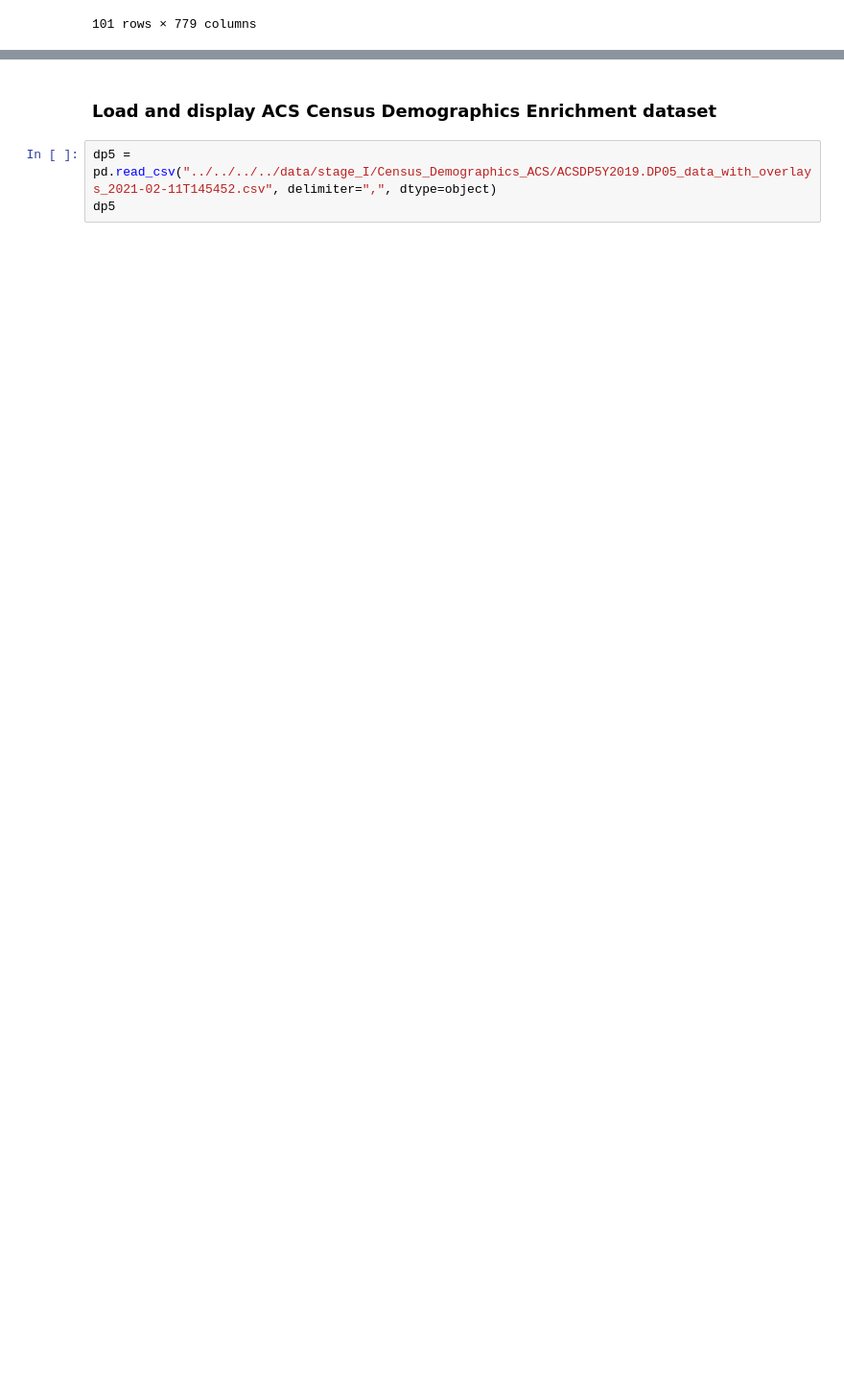
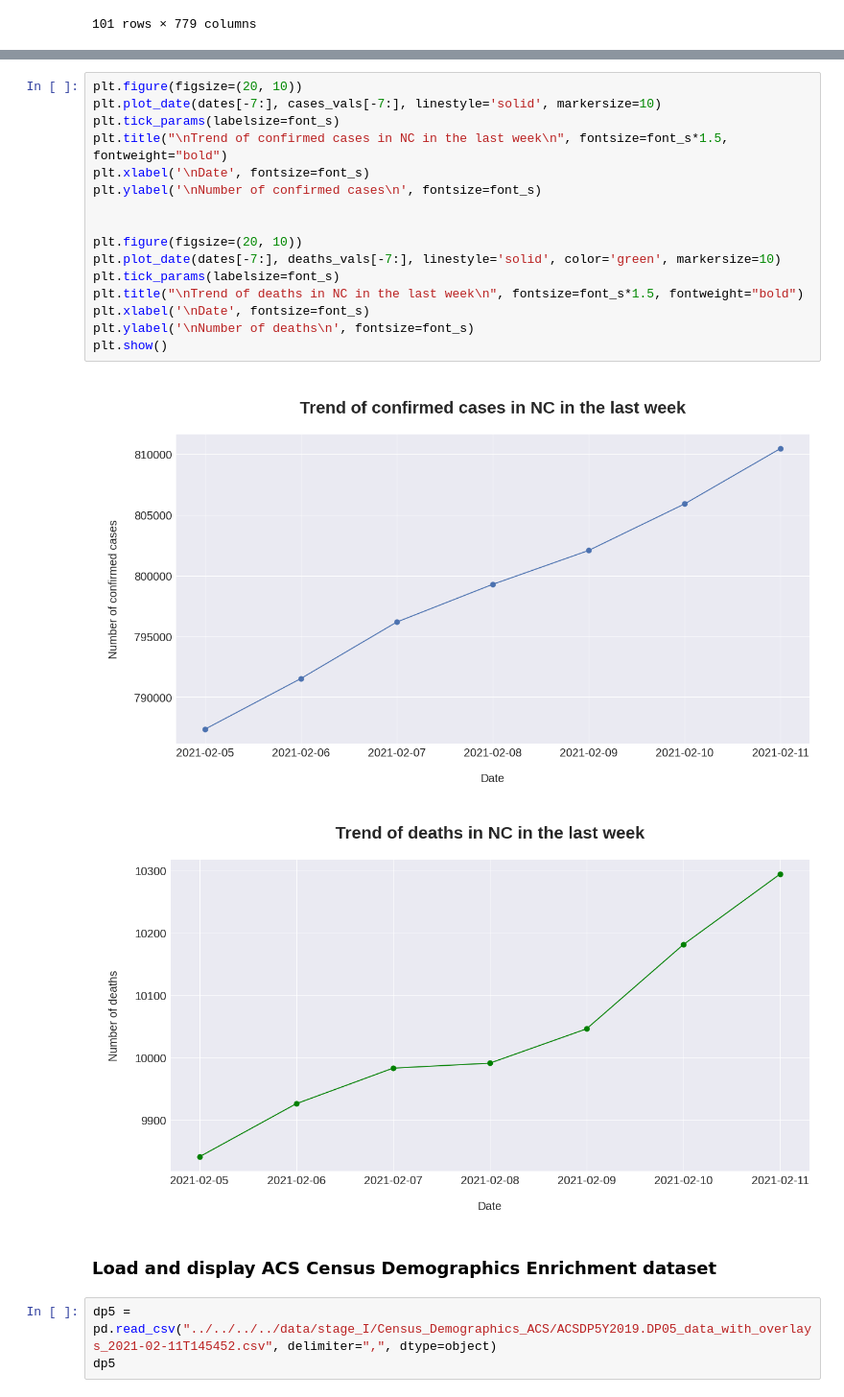
Before and after one commit to UNCG-CSE/SP-21_COVID-Team_4, a Jupyter notebook: src/member/Pratik/stage_I/task_3.ipynb, the cells around one changed output, grey strips where cells are left out. Shown at 96% size. Saved outputs shown, nothing was run; the diff lists cells and outputs as text; blank space fills up the shorter version.

```diff
--- a/src/member/Pratik/stage_I/task_3.ipynb
+++ b/src/member/Pratik/stage_I/task_3.ipynb
@@ -94,3 +117,22 @@ plt.show()
+# %%
+plt.figure(figsize=(20, 10))
+plt.plot_date(dates[-7:], cases_vals[-7:], linestyle='solid', markersize=10)
+plt.tick_params(labelsize=font_s)
+plt.title("\nTrend of confirmed cases in NC in the last week\n", fontsize=font_s*1.5, fontweight="bold")
+plt.xlabel('\nDate', fontsize=font_s)
+plt.ylabel('\nNumber of confirmed cases\n', fontsize=font_s)
+
+
+plt.figure(figsize=(20, 10))
+plt.plot_date(dates[-7:], deaths_vals[-7:], linestyle='solid', color='green', markersize=10)
+plt.tick_params(labelsize=font_s)
+plt.title("\nTrend of deaths in NC in the last week\n", fontsize=font_s*1.5, fontweight="bold")
+plt.xlabel('\nDate', fontsize=font_s)
+plt.ylabel('\nNumber of deaths\n', fontsize=font_s)
+plt.show()
+# %% [output]
+[figure, added]
+[figure, added]
 # %% [markdown]
 ### Load and display ACS Census Demographics Enrichment dataset
 # %%
```
Also changed, not shown: parts of 11 cells of this notebook.
